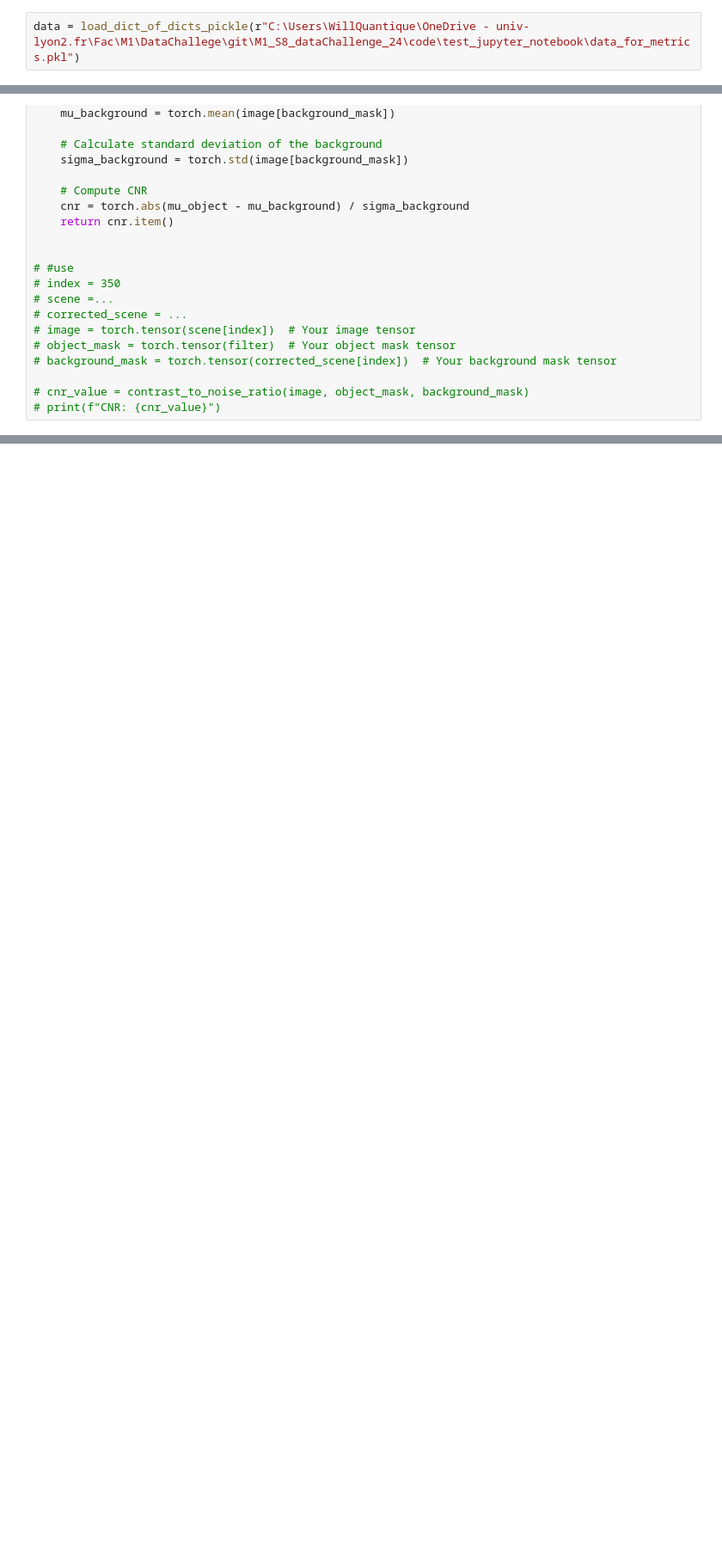
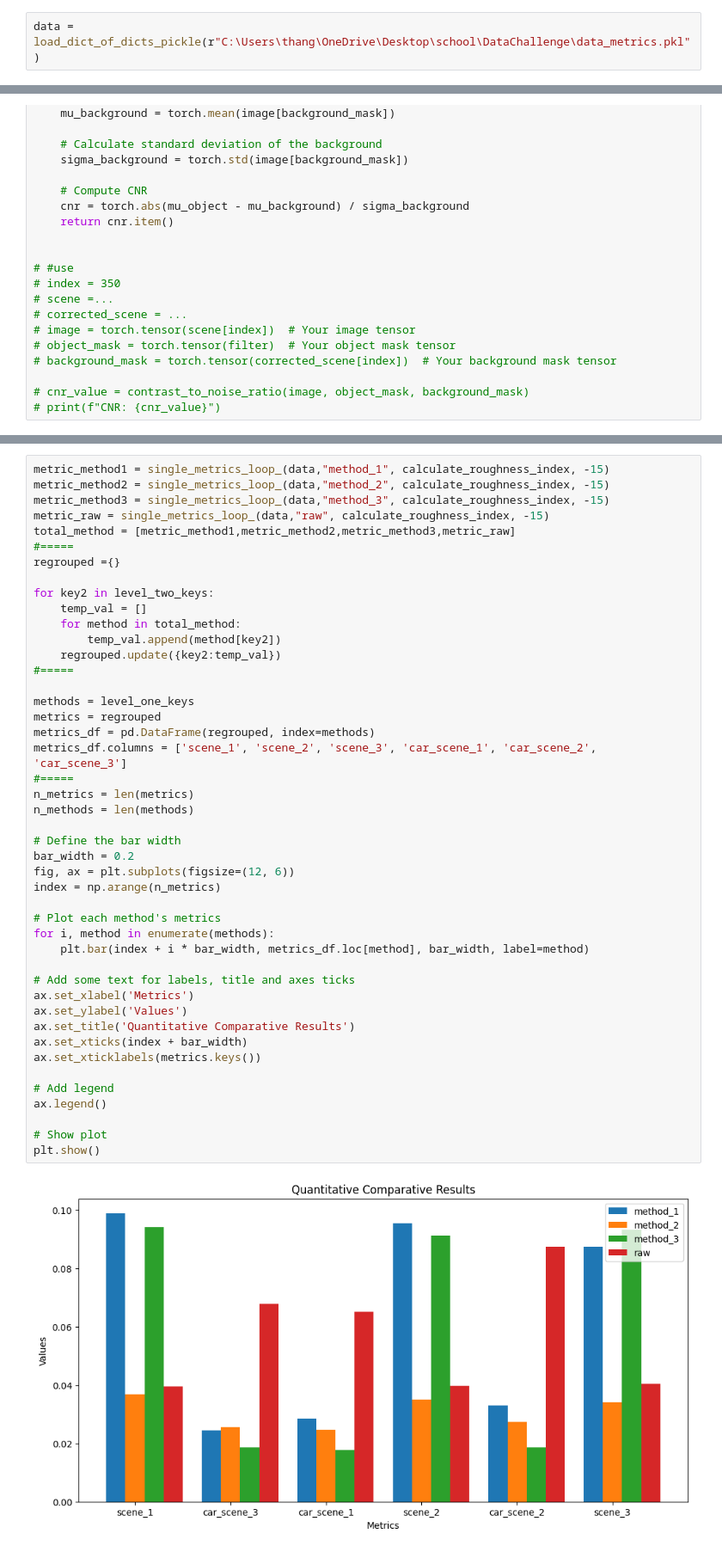
Before and after one commit to ThangVuH/M1_S8_dataChallenge_24, a Jupyter notebook: code/test_and_replications/data_manipulation.ipynb, the cells around one changed output, grey strips where cells are left out. Shown: that part at 86% size. Drawn from its saved outputs; the diff is of its cells as text; blank space fills up the shorter version.

Commit message:
roughness_pixel and plot

```diff
--- a/code/test_and_replications/data_manipulation.ipynb
+++ b/code/test_and_replications/data_manipulation.ipynb
@@ -16,4 +16,4 @@ def load_dict_of_dicts_pickle(filename):
     with open(filename, 'rb') as f:
         return pickle.load(f)
 # %%
-data = load_dict_of_dicts_pickle(r"C:\Users\WillQuantique\OneDrive - univ-lyon2.fr\Fac\M1\DataChallege\git\M1_S8_dataChallenge_24\code\test_jupyter_notebook\data_for_metrics.pkl")
+data = load_dict_of_dicts_pickle(r"C:\Users\thang\OneDrive\Desktop\school\DataChallenge\data_metrics.pkl")
@@ -180,0 +250,47 @@ def contrast_to_noise_ratio(image, object_mask, background_mask):
+# %%
+metric_method1 = single_metrics_loop_(data,"method_1", calculate_roughness_index, -15)
+metric_method2 = single_metrics_loop_(data,"method_2", calculate_roughness_index, -15)
+metric_method3 = single_metrics_loop_(data,"method_3", calculate_roughness_index, -15)
+metric_raw = single_metrics_loop_(data,"raw", calculate_roughness_index, -15)
+total_method = [metric_method1,metric_method2,metric_method3,metric_raw]
+#=====
+regrouped ={}
+
+for key2 in level_two_keys:
+    temp_val = []
+    for method in total_method:
+        temp_val.append(method[key2])
+    regrouped.update({key2:temp_val})
+#=====
+
+methods = level_one_keys
+metrics = regrouped
+metrics_df = pd.DataFrame(regrouped, index=methods)
+metrics_df.columns = ['scene_1', 'scene_2', 'scene_3', 'car_scene_1', 'car_scene_2', 'car_scene_3']
+#=====
+n_metrics = len(metrics)
+n_methods = len(methods)
+
+# Define the bar width
+bar_width = 0.2
+fig, ax = plt.subplots(figsize=(12, 6))
+index = np.arange(n_metrics)
+
+# Plot each method's metrics
+for i, method in enumerate(methods):
+    plt.bar(index + i * bar_width, metrics_df.loc[method], bar_width, label=method)
+
+# Add some text for labels, title and axes ticks
+ax.set_xlabel('Metrics')
+ax.set_ylabel('Values')
+ax.set_title('Quantitative Comparative Results')
+ax.set_xticks(index + bar_width)
+ax.set_xticklabels(metrics.keys())
+
+# Add legend
+ax.legend()
+
+# Show plot
+plt.show()
+# %% [output]
+[figure, added]
```
Also changed, not shown: parts of 24 cells of this notebook.
